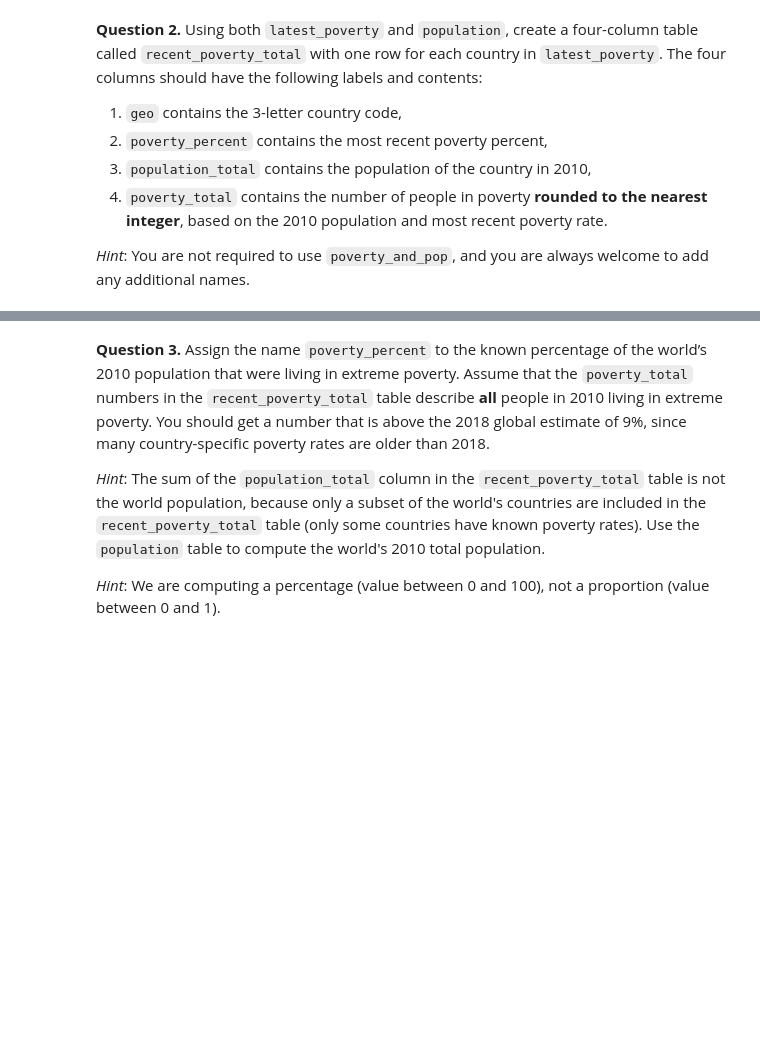
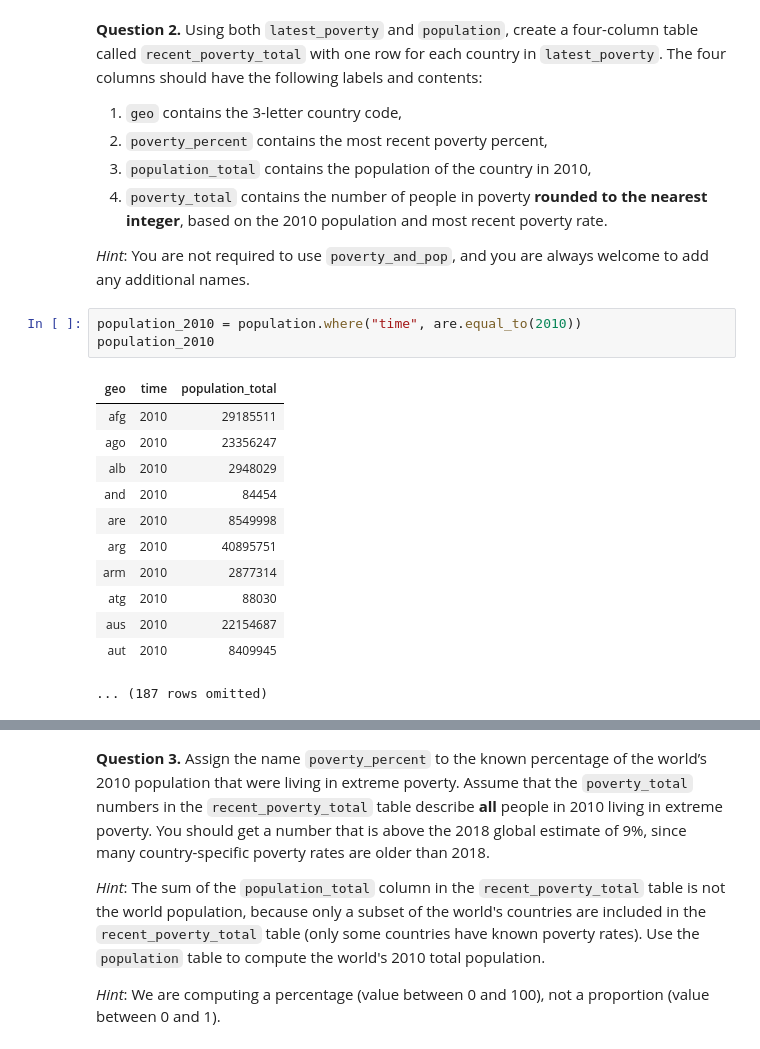
Before and after one commit to fraserr1991/materials-fds, a Jupyter notebook: project/project1/project1.ipynb, the cells around one changed output, grey strips where cells are left out. Saved outputs shown, nothing was run; the diff lists cells and outputs as text; blank space fills up the shorter version.

```diff
--- a/project/project1/project1.ipynb
+++ b/project/project1/project1.ipynb
@@ -645,4 +687,20 @@ grader.check("q2_1")
 1. `poverty_total` contains the number of people in poverty **rounded to the nearest integer**, based on the 2010 population and most recent poverty rate.
 
 *Hint*: You are not required to use `poverty_and_pop`, and you are always welcome to add any additional names.
+# %%
+population_2010 = population.where("time", are.equal_to(2010))
+population_2010
+# %% [output]
+| geo | time | population_total |
+| afg | 2010 | 29185511 |
+| ago | 2010 | 23356247 |
+| alb | 2010 | 2948029 |
+| and | 2010 | 84454 |
+| are | 2010 | 8549998 |
+| arg | 2010 | 40895751 |
+| arm | 2010 | 2877314 |
+| atg | 2010 | 88030 |
+| aus | 2010 | 22154687 |
+| aut | 2010 | 8409945 |
+... (187 rows omitted)
 # %%
```
Also changed, not shown: parts of 14 cells of this notebook, 3 other files.
